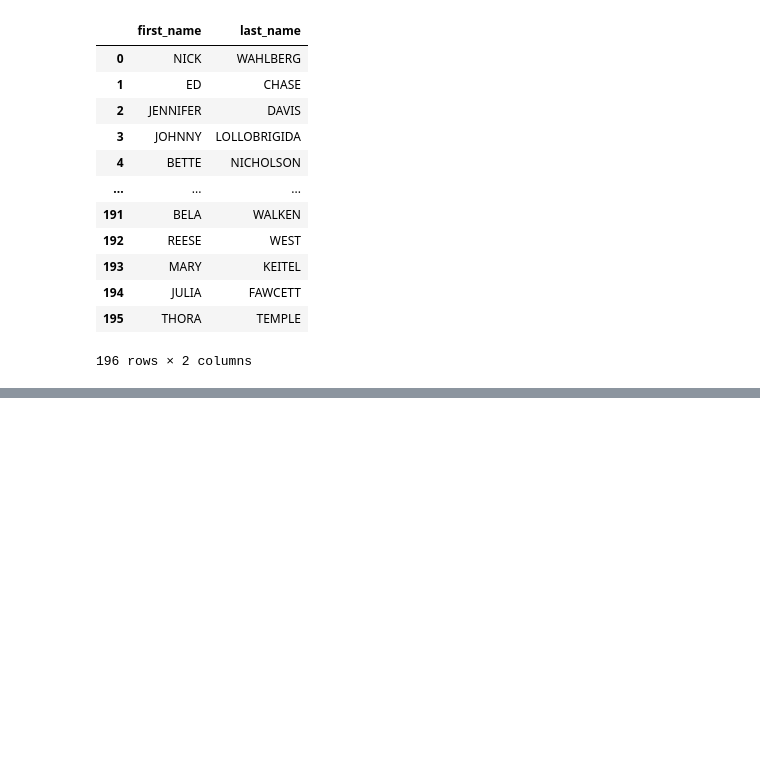
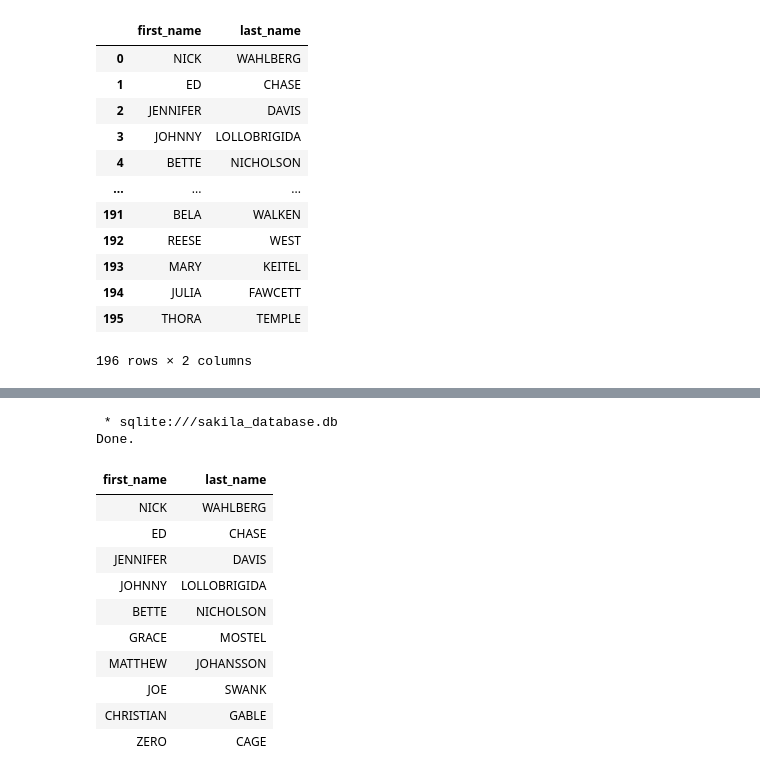
Before and after one commit to ram-polisetti/SQL, a Jupyter notebook: sql_practice.ipynb, the cells around one changed output, grey strips where cells are left out. Saved outputs shown, nothing was run; the diff lists cells and outputs as text; code cells hidden in the pictures; blank space fills up the shorter version.

```diff
--- a/sql_practice.ipynb
+++ b/sql_practice.ipynb
@@ -200,0 +216,19 @@ Done.
+# %%
+%%sql
+SELECT first_name, last_name
+FROM actor
+WHERE first_name <> 'PENELOPE' LIMIT 10;
+# %% [output]
+ * sqlite:///sakila_database.db
+Done.
+| first_name | last_name |
+| NICK | WAHLBERG |
+| ED | CHASE |
+| JENNIFER | DAVIS |
+| JOHNNY | LOLLOBRIGIDA |
+| BETTE | NICHOLSON |
+| GRACE | MOSTEL |
+| MATTHEW | JOHANSSON |
+| JOE | SWANK |
+| CHRISTIAN | GABLE |
+| ZERO | CAGE |
```
Also changed, not shown: parts of 4 cells of this notebook, 1 other file.
